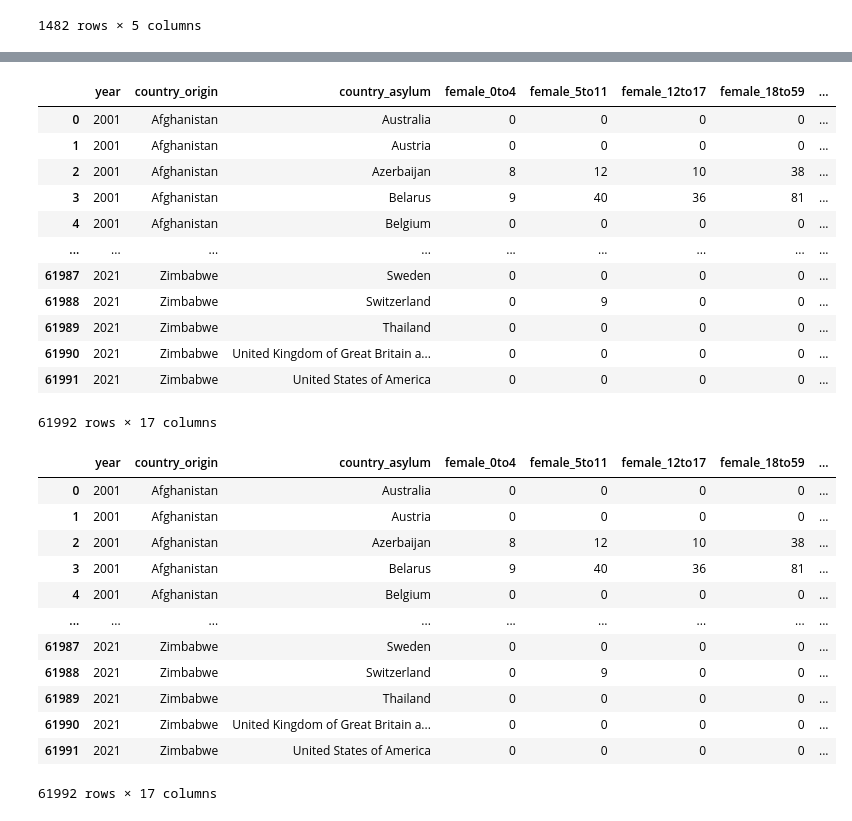
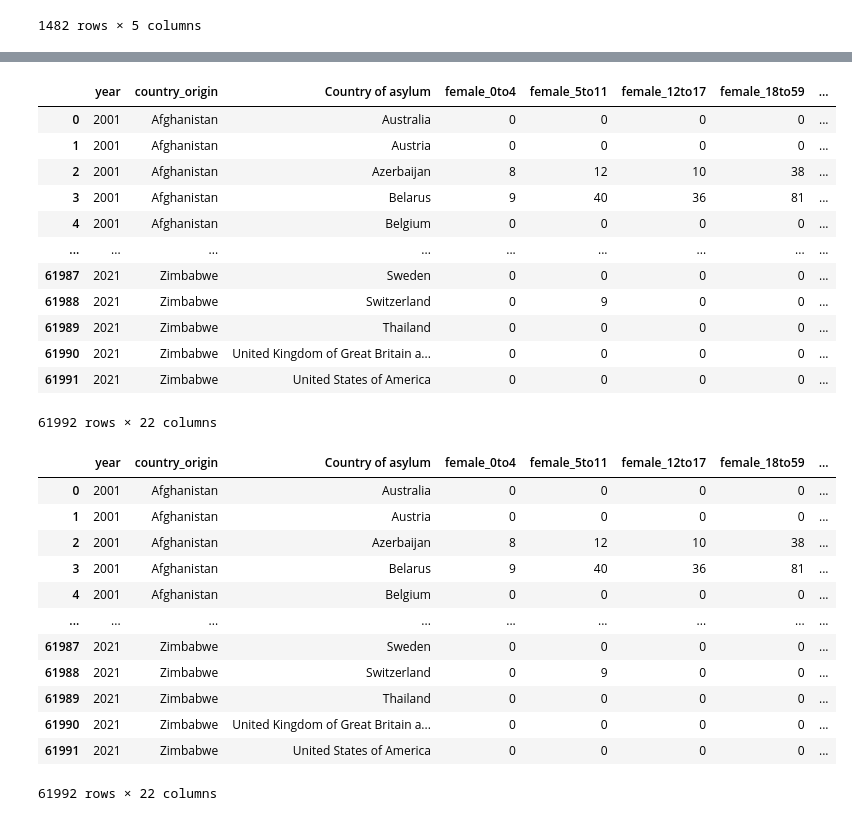
Before and after one commit to Nerdosth/Refugee-Migration, a Jupyter notebook: MLCleanup.ipynb, the cells around one changed output, grey strips where cells are left out. Cells and saved outputs as stored; diff of their text form; code cells hidden in the pictures.

```diff
--- a/MLCleanup.ipynb
+++ b/MLCleanup.ipynb
@@ -52,7 +52,7 @@ demo_result_df = pd.DataFrame(filtered_df.reset_index(drop=True))
 grouped_conflict_df = conflict_df.groupby(['Year', 'Country of origin', 'helper']).sum()
 grouped_demo_result_df = demo_result_df.groupby(['Year', 'Country of origin','Country of asylum', 'helper']).sum()
 grouped_disasters_df = disasters_df.groupby(['Year', 'Country of origin', 'helper']).sum()
-grouped_decision_df = decision_df.groupby(['Year', 'Country of origin', 'helper']).sum()
+grouped_decision_df = decision_df.groupby(['Year', 'Country of origin', 'Country of asylum','helper']).sum()
 grouped_conflict_df = pd.DataFrame(grouped_conflict_df.reset_index())
 grouped_demo_result_df = pd.DataFrame(grouped_demo_result_df.reset_index())
 grouped_disasters_df = pd.DataFrame(grouped_disasters_df.reset_index())
@@ -85,7 +85,7 @@ print(len(dropped_countries))
 113
 # %%
 
-filtered_decision_df = grouped_decision_df[['Year','Country of origin','helper','Recognized decisions','Complementary protection','Rejected decisions','Otherwise closed', 'Total decisions']]
+filtered_decision_df = grouped_decision_df[['Year','Country of origin','Country of asylum','helper','Recognized decisions','Complementary protection','Rejected decisions','Otherwise closed', 'Total decisions']]
 filtered_demographics_df = grouped_demo_result_df[['Year','Country of origin', 'Country of asylum','helper','Female 0 - 4','Female 5 - 11','Female 12 - 17','Female 18 - 59','Female 60','Female other','Male 0 - 4','Male 5 - 11','Male 12 - 17','Male 18 - 59','Male 60','Male other','Total']]
 filtered_conflict_df = grouped_conflict_df[['Year','Country of origin','helper', 'Deaths civilians']]
 filtered_disasters_df = grouped_disasters_df[['Year','Country of origin','helper','Total deaths','Total affected']]
@@ -177,4 +193,5 @@ filtered_demographics_df = filtered_demographics_df.drop('MaleFemaleTotal', axis
 filtered_demographics_df=filtered_demographics_df.replace(to_replace="TÃ¼rkiye",
            value="Turkey")
 demographic_ml_df = filtered_demographics_df
-demographic_ml_df
+
+demographic_ml_df = pd.merge(demographic_ml_df, filtered_decision_df , on=['Year', 'Country of origin', 'Country of asylum'], how='left')
@@ -222,25 +240,30 @@ asylum_event_ml_df
 # %%
 demographic_ml_df = demographic_ml_df.rename(columns={'Year' : 'year',
                                                     'Country of origin' : 'country_origin',
-                                                    'Country of asylum' : 'country_asylum',
+                                                    'Country of asylum_x' : 'country_asylum',
                                                     'Female 0 - 4' : 'female_0to4',
                                                     'Female 5 - 11' : 'female_5to11',
                                                     'Female 12 - 17' : 'female_12to17',
                                                     'Female 18 - 59' : 'female_18to59',
                                                     'Female 60' :	'female_60',
                                                     'Female other' : 'female_other',
                                                     'Male 0 - 4' : 'male_0to4',
                                                     'Male 5 - 11' : 'male_5to11',
                                                     'Male 12 - 17' : 'male_12to17',
                                                     'Male 18 - 59' : 'male_18to59',
                                                     'Male 60' : 'male_60',
                                                     'Male other' : 'male_other',
-                                                    'Total' : 'total'
+                                                    'Total' : 'total',
+                                                    'Recognized decisions':'recognized_decisions',
+                                                    'Complementary protection':'complementary_protection',
+                                                    'Rejected decisions':'rejected',
+                                                    'Otherwise closed':'otherwise_closed',
+                                                    'Total decisions':'total_decisions'
 
 })
 demographic_ml_df
 # %% [output]
-|  | year | country_origin | country_asylum | female_0to4 | female_5to11 | female_12to17 | female_18to59 | ... |
+|  | year | country_origin | Country of asylum | female_0to4 | female_5to11 | female_12to17 | female_18to59 | ... |
 | 0 | 2001 | Afghanistan | Australia | 0 | 0 | 0 | 0 | ... |
 | 1 | 2001 | Afghanistan | Austria | 0 | 0 | 0 | 0 | ... |
 | 2 | 2001 | Afghanistan | Azerbaijan | 8 | 12 | 10 | 38 | ... |
@@ -252,11 +275,11 @@ demographic_ml_df
 | 61989 | 2021 | Zimbabwe | Thailand | 0 | 0 | 0 | 0 | ... |
 | 61990 | 2021 | Zimbabwe | United Kingdom of Great Britain a... | 0 | 0 | 0 | 0 | ... |
 | 61991 | 2021 | Zimbabwe | United States of America | 0 | 0 | 0 | 0 | ... |
-61992 rows × 17 columns
+61992 rows × 22 columns
 # %%
 demographic_ml_df
 # %% [output]
-|  | year | country_origin | country_asylum | female_0to4 | female_5to11 | female_12to17 | female_18to59 | ... |
+|  | year | country_origin | Country of asylum | female_0to4 | female_5to11 | female_12to17 | female_18to59 | ... |
 | 0 | 2001 | Afghanistan | Australia | 0 | 0 | 0 | 0 | ... |
 | 1 | 2001 | Afghanistan | Austria | 0 | 0 | 0 | 0 | ... |
 | 2 | 2001 | Afghanistan | Azerbaijan | 8 | 12 | 10 | 38 | ... |
@@ -268,5 +291,5 @@ demographic_ml_df
 | 61989 | 2021 | Zimbabwe | Thailand | 0 | 0 | 0 | 0 | ... |
 | 61990 | 2021 | Zimbabwe | United Kingdom of Great Britain a... | 0 | 0 | 0 | 0 | ... |
 | 61991 | 2021 | Zimbabwe | United States of America | 0 | 0 | 0 | 0 | ... |
-61992 rows × 17 columns
+61992 rows × 22 columns
 # %%
```
Also changed, not shown: parts of 8 cells of this notebook, 3 other files.
